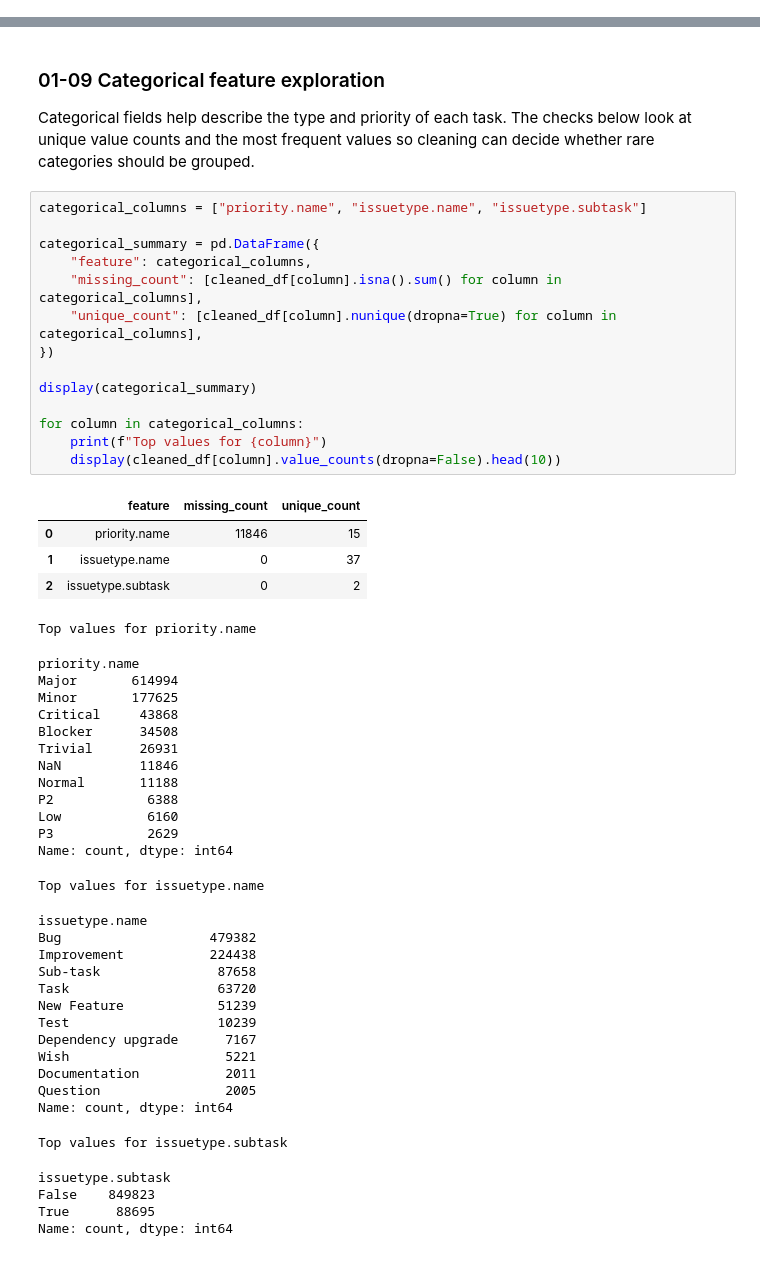
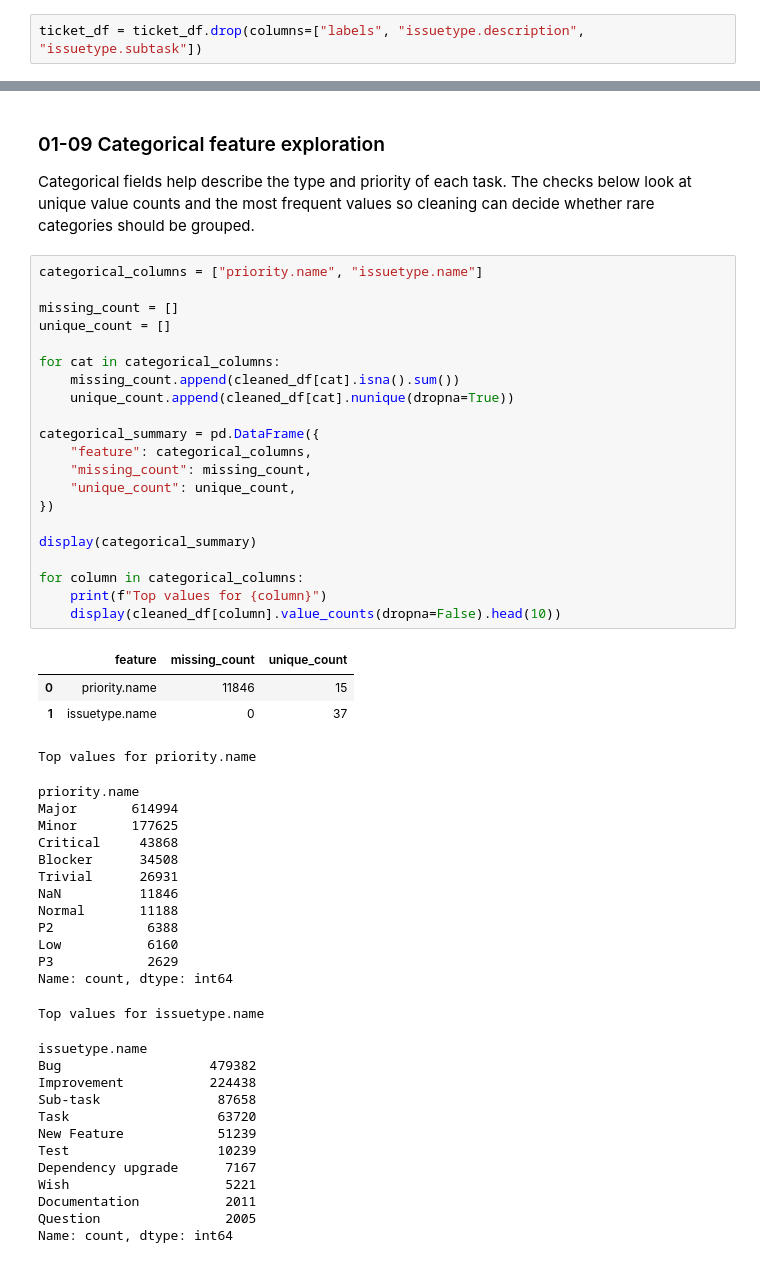
Before and after one commit to OmarElgaafary/Task-Duration-Classifier, a Jupyter notebook: notebooks/01-exploratory-data-analysis.ipynb, the cells around one changed output, grey strips where cells are left out. Cells and saved outputs as stored; diff of their text form.

```diff
--- a/notebooks/01-exploratory-data-analysis.ipynb
+++ b/notebooks/01-exploratory-data-analysis.ipynb
@@ -128,0 +181,2 @@ This chart highlights which selected raw features have the highest missing-value
+# %%
+ticket_df = ticket_df.drop(columns=["labels", "issuetype.description", "issuetype.subtask"])
@@ -379,24 +437,30 @@ plt.show()
 
 Categorical fields help describe the type and priority of each task. The checks below look at unique value counts and the most frequent values so cleaning can decide whether rare categories should be grouped.
 # %%
-categorical_columns = ["priority.name", "issuetype.name", "issuetype.subtask"]
+categorical_columns = ["priority.name", "issuetype.name"]
+
+missing_count = []
+unique_count = []
+
+for cat in categorical_columns:
+    missing_count.append(cleaned_df[cat].isna().sum())
+    unique_count.append(cleaned_df[cat].nunique(dropna=True))
 
 categorical_summary = pd.DataFrame({
     "feature": categorical_columns,
-    "missing_count": [cleaned_df[column].isna().sum() for column in categorical_columns],
-    "unique_count": [cleaned_df[column].nunique(dropna=True) for column in categorical_columns],
+    "missing_count": missing_count,
+    "unique_count": unique_count,
 })
 
 display(categorical_summary)
 
 for column in categorical_columns:
     print(f"Top values for {column}")
     display(cleaned_df[column].value_counts(dropna=False).head(10))
 # %% [output]
 |  | feature | missing_count | unique_count |
 | 0 | priority.name | 11846 | 15 |
 | 1 | issuetype.name | 0 | 37 |
-| 2 | issuetype.subtask | 0 | 2 |
 Top values for priority.name
 priority.name
 Major       614994
@@ -423,8 +487,3 @@ Wish                    5221
 Documentation           2011
 Question                2005
 Name: count, dtype: int64
-Top values for issuetype.subtask
-issuetype.subtask
-False    849823
-True      88695
-Name: count, dtype: int64
```
Also changed, not shown: parts of 19 cells of this notebook.
